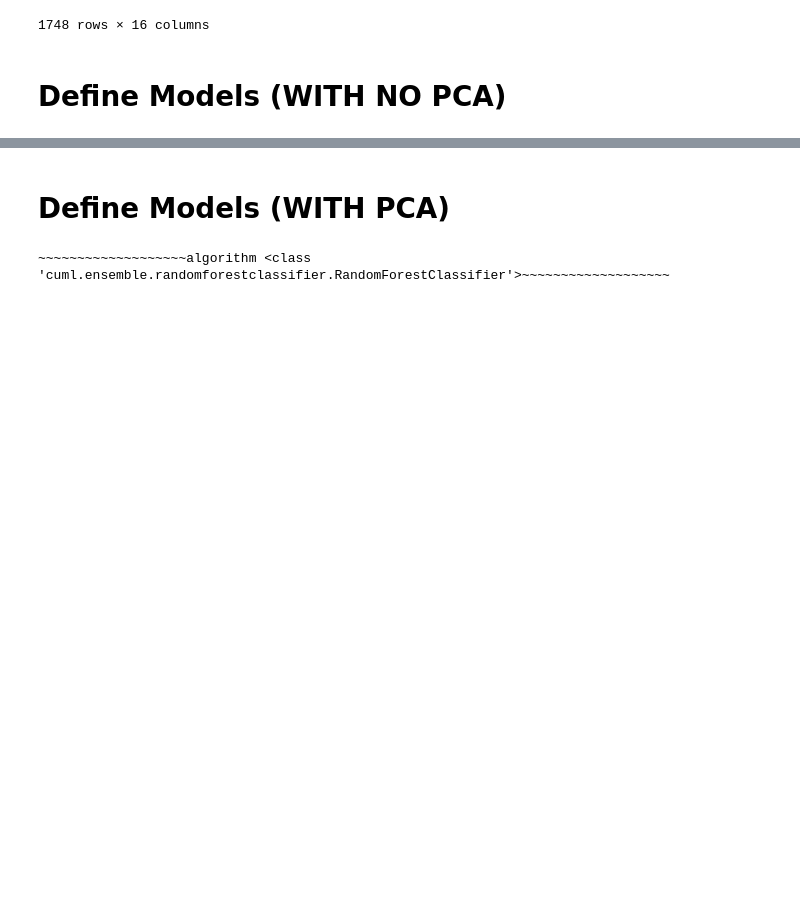
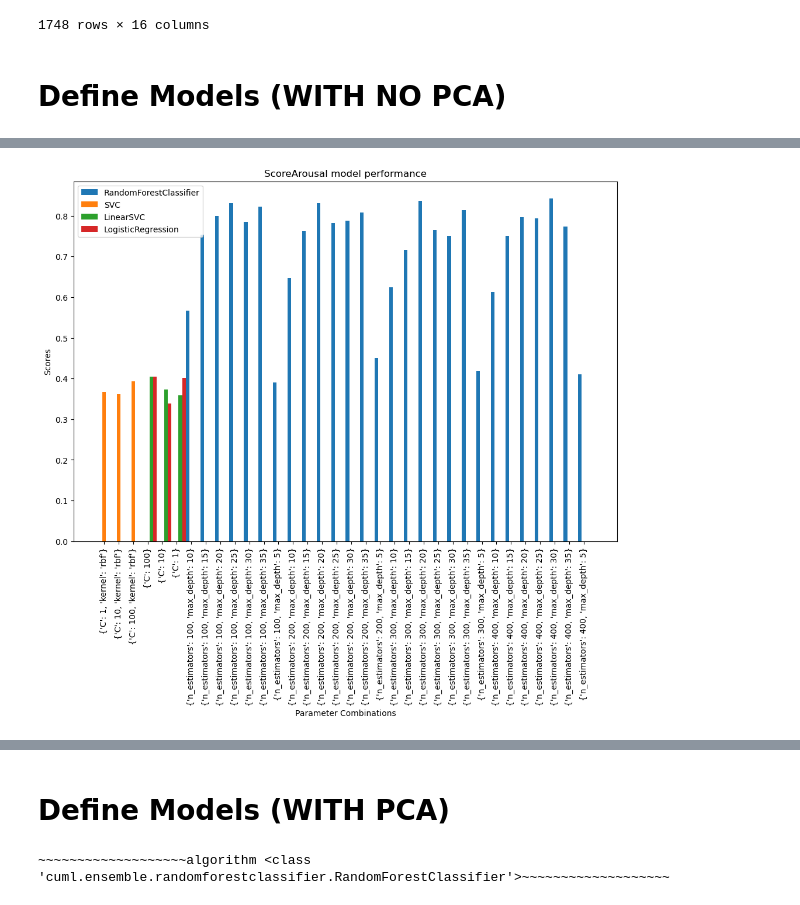
Before and after one commit to esola-thomas/EE502_Dreamer, a Jupyter notebook: DREAMER/Jupyter/rapids/EE502_DREAMER_rapids.ipynb, the cells around one changed output, grey strips where cells are left out. Saved outputs shown, nothing was run; the diff lists cells and outputs as text; code cells hidden in the pictures; blank space fills up the shorter version.

```diff
--- a/DREAMER/Jupyter/rapids/EE502_DREAMER_rapids.ipynb
+++ b/DREAMER/Jupyter/rapids/EE502_DREAMER_rapids.ipynb
@@ -287,0 +384,5 @@ Hyperparameters: {'n_estimators': 100, 'max_depth': 20}
+# %%
+# Plot model results for ScoreArousal
+plot_model_results(results_dict['ScoreArousal'], "ScoreArousal model performance")
+# %% [output]
+[figure, added]
```
Also changed, not shown: parts of 8 cells of this notebook.
